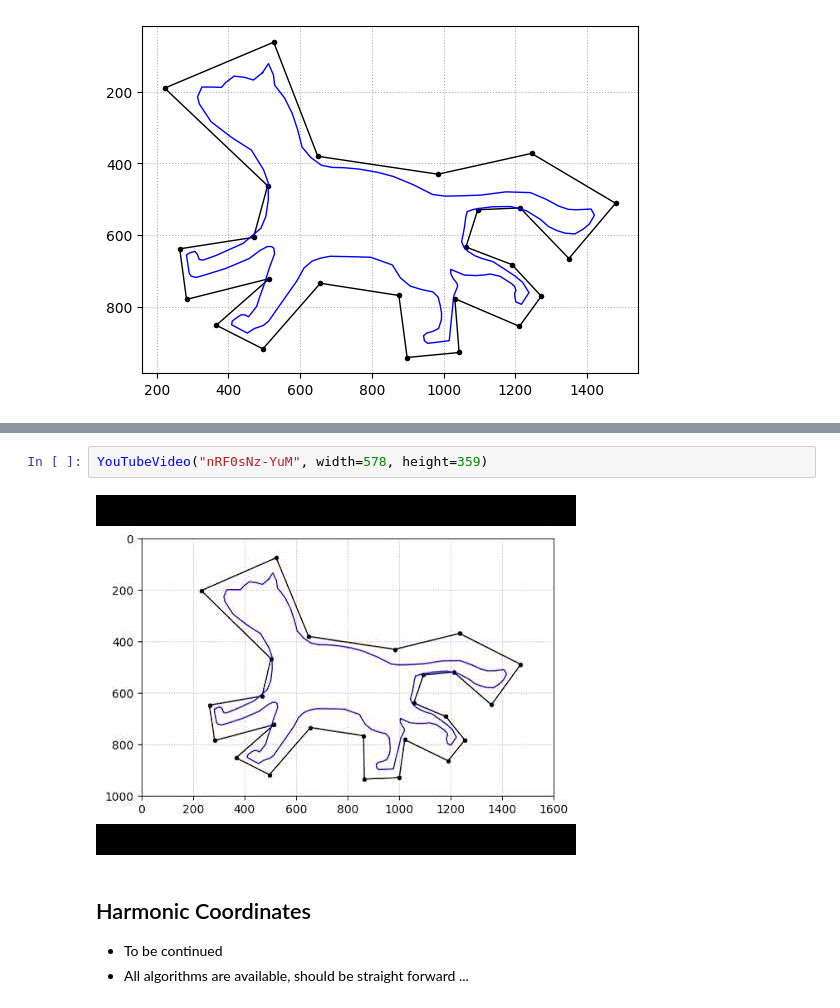
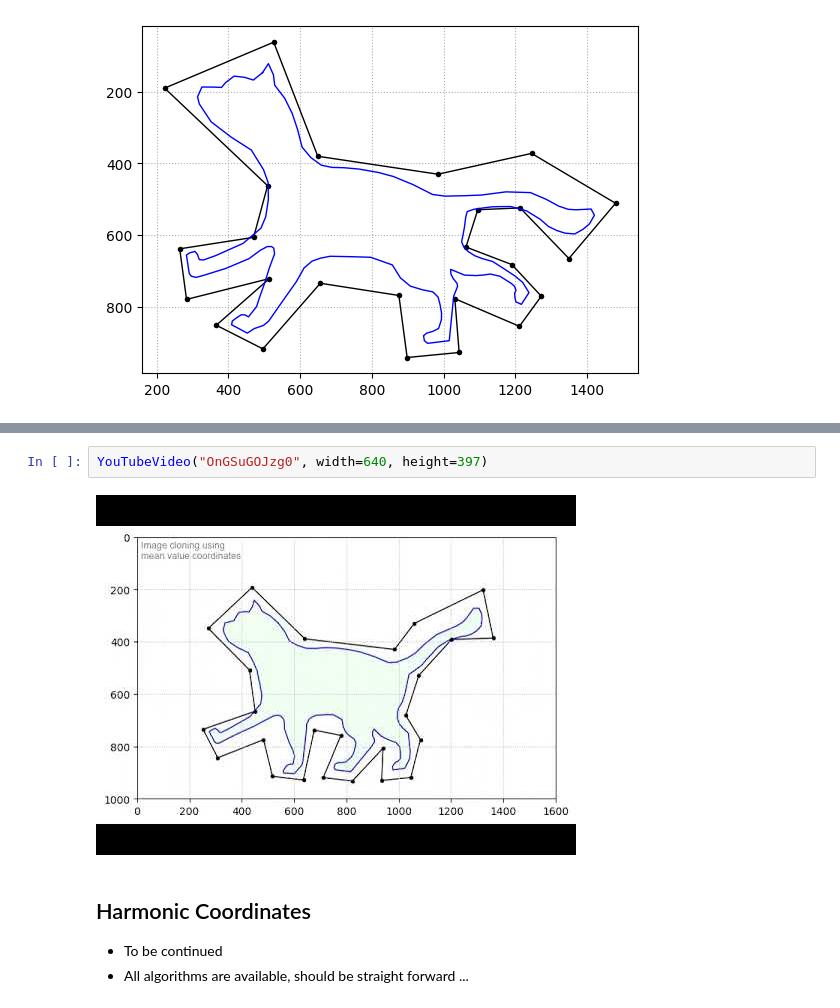
Before and after one commit to samyzaf/notebooks, a Jupyter notebook: cfproj.ipynb, the cells around one changed output, grey strips where cells are left out. Drawn from its saved outputs; the diff is of its cells as text.

```diff
--- a/cfproj.ipynb
+++ b/cfproj.ipynb
@@ -750,9 +764,9 @@ show_plot()
   by interpolation, and the make an animation
   that shows how the cat charater is moving
 # %%
-YouTubeVideo("nRF0sNz-YuM", width=578, height=359)
+YouTubeVideo("OnGSuGOJzg0", width=640, height=397)
 # %% [output]
-[figure, old version]
+[figure, new version]
 # %% [markdown]
 ## Harmonic Coordinates
 * To be continued
```
Also changed, not shown: parts of 9 cells of this notebook.
